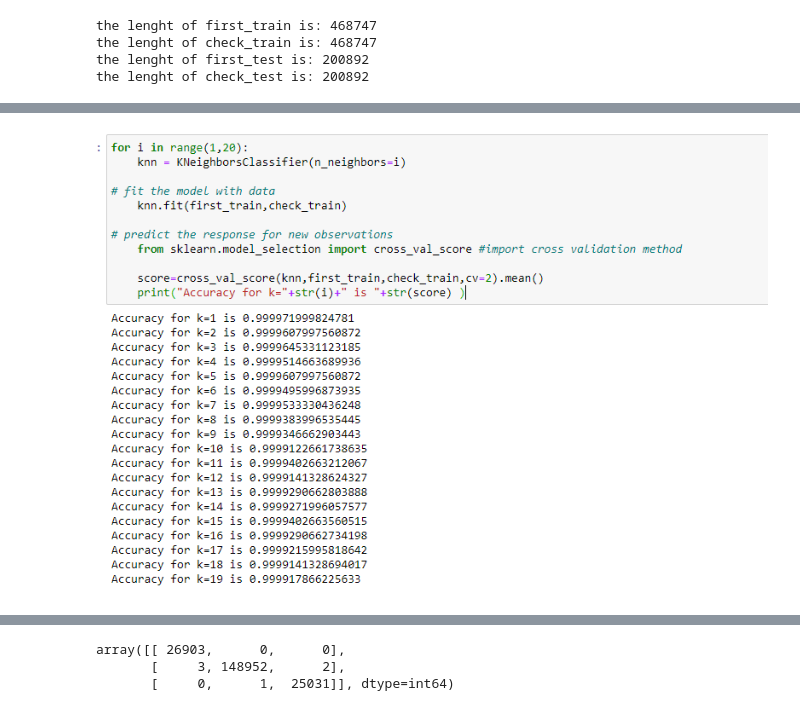
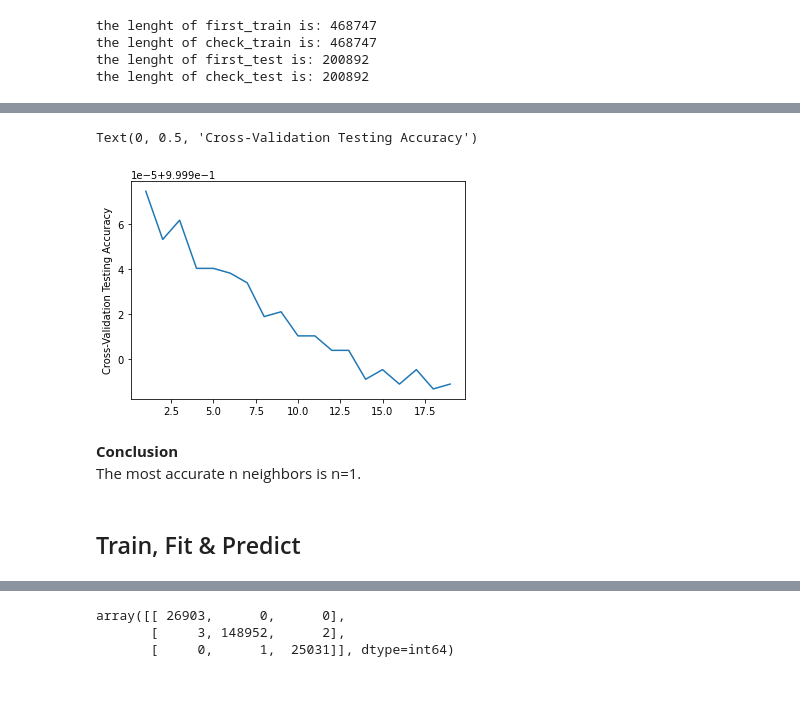
Before and after one commit to yuvalTrip/FinalProject, a Jupyter notebook: Final Project-N.N.3-Classification.ipynb, the cells around one changed output, grey strips where cells are left out. Cells and saved outputs as stored; diff of their text form; code cells hidden in the pictures.

```diff
--- a/Final Project-N.N.3-Classification.ipynb
+++ b/Final Project-N.N.3-Classification.ipynb
@@ -445,0 +452,17 @@ the lenght of check_test is: 200892
+# %%
+
+#please dont run this cell,its very long time to be loaded
+#i ran it in the start to see which n neighbors will be the best to choose
+scores=[]
+for i in range(1,20):
+    knn = KNeighborsClassifier(n_neighbors=i)
+
+#fit the model with data
+    knn.fit(first_train,check_train)
+
+# predict the response for new observations
+    from sklearn.model_selection import cross_val_score #import cross validation method
+
+    score=cross_val_score(knn,first_train,check_train,cv=2).mean()
+    print("Accuracy for k="+str(i)+" is "+str(score) )
+    scores.append(score)
@@ -446 +512,14 @@ the lenght of check_test is: 200892
+# %%
+#lets plot the relation between n and testing accuracy
+n_neigh=list(range(1,20))
+plt.plot(n_neigh,scores)
+plt.ylabel('Cross-Validation Testing Accuracy')#show the number of 0.9999X, means- 7,5,,6,4,4,3,3,1.....
+# %% [output]
+Text(0, 0.5, 'Cross-Validation Testing Accuracy')
+[figure, added]
+# %% [markdown]
+**Conclusion**<br>
+The most accurate n neighbors is n=1.
+# %% [markdown]
+## Train, Fit & Predict
 # %%
@@ -450,3 +530 @@ knn.fit(first_train,check_train)
 Predictions=knn.predict(first_test)
-# %% [markdown]
-![accuracyKNN_cross_val.PNG](attachment:accuracyKNN_cross_val.PNG)
```
Also changed, not shown: parts of 63 cells of this notebook.
